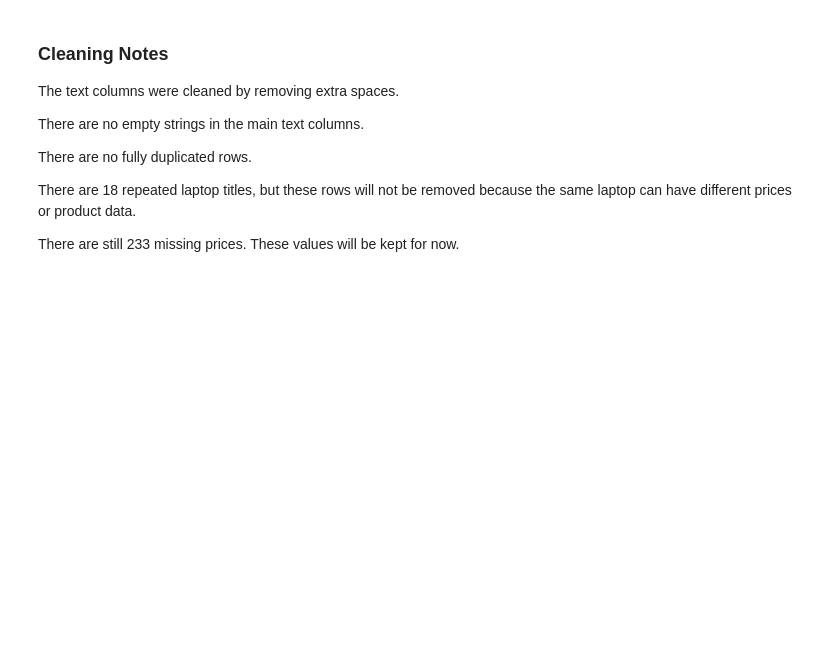
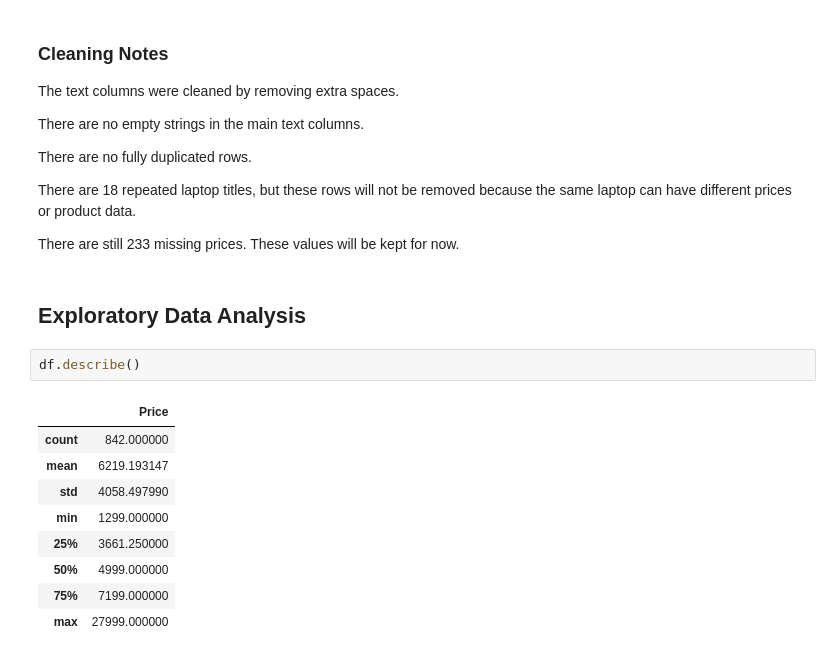
Before and after one commit to rishchuk/laptop-analysis, a Jupyter notebook: laptop_analysis.ipynb, the cells around one changed output. Cells and saved outputs as stored; diff of their text form; blank space fills up the shorter version.

Commit message:
Add exploratory data analysis

```diff
--- a/laptop_analysis.ipynb
+++ b/laptop_analysis.ipynb
@@ -462,3 +462,17 @@ There are no fully duplicated rows.
 There are 18 repeated laptop titles, but these rows will not be removed because the same laptop can have different prices or product data.
 
 There are still 233 missing prices. These values will be kept for now.
+# %% [markdown]
+## Exploratory Data Analysis
+# %%
+df.describe()
+# %% [output]
+|  | Price |
+| count | 842.000000 |
+| mean | 6219.193147 |
+| std | 4058.497990 |
+| min | 1299.000000 |
+| 25% | 3661.250000 |
+| 50% | 4999.000000 |
+| 75% | 7199.000000 |
+| max | 27999.000000 |
```
Also changed, not shown: parts of 7 cells of this notebook.
